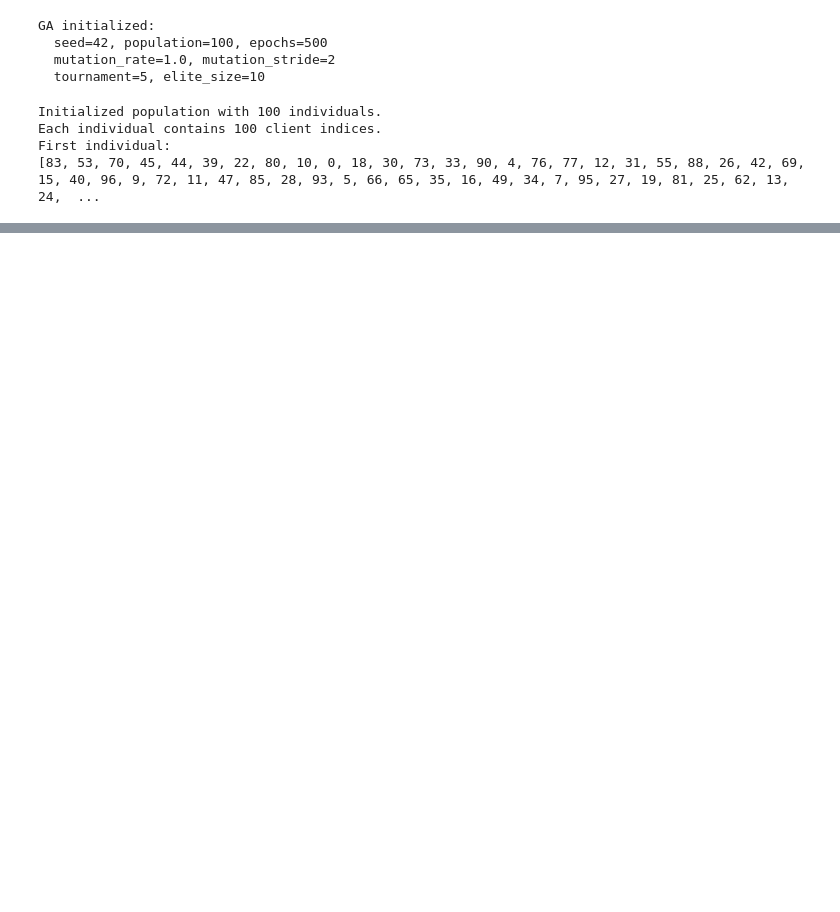
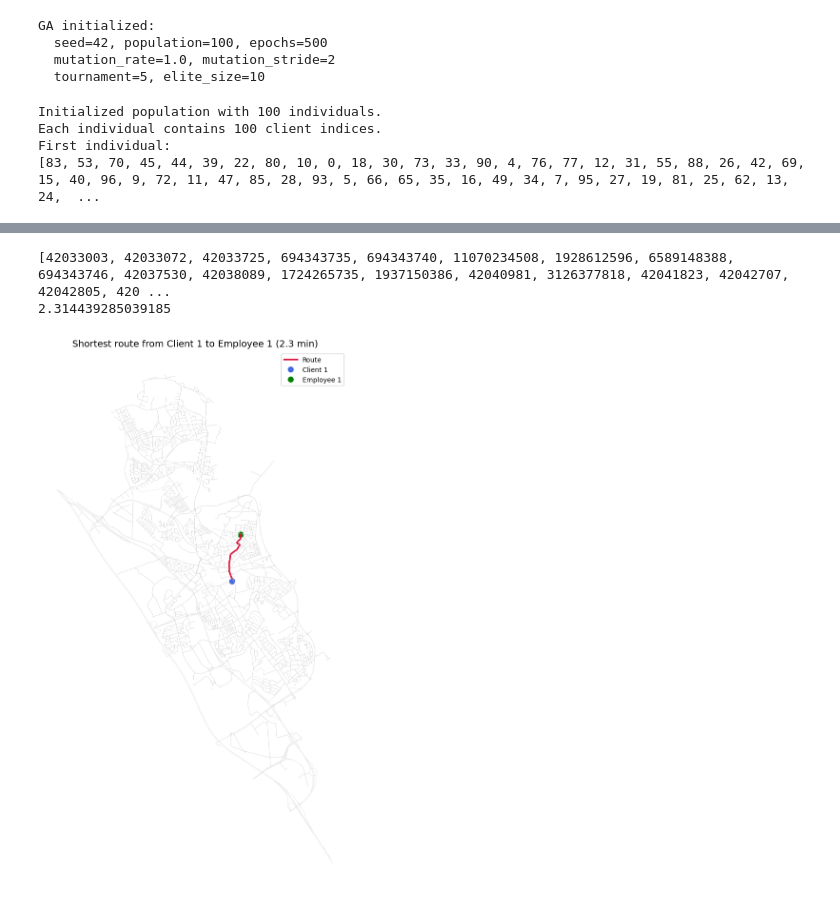
Before and after one commit to Research-Center-Data-Intelligence/Homecare-route-planner, a Jupyter notebook: routing_scripts/genetic_algorithm_routing.ipynb, the cells around one changed output, grey strips where cells are left out. Cells and saved outputs as stored; diff of their text form; code cells hidden in the pictures; blank space fills up the shorter version.

```diff
--- a/routing_scripts/genetic_algorithm_routing.ipynb
+++ b/routing_scripts/genetic_algorithm_routing.ipynb
@@ -491,0 +390,63 @@ Name: travel_time_min, dtype: float64 min
+# %%
+# Example usage and plot.
+def _row_point(frame, row_index):
+    row = frame.iloc[row_index]
+    if "geometry" in frame.columns and row.get("geometry") is not None:
+        return row["geometry"]
+    if "lat" in frame.columns and "lon" in frame.columns:
+        return gpd.points_from_xy([row["lon"]], [row["lat"]])[0]
+    if "coordinates" in frame.columns:
+        parts = str(row["coordinates"]).strip().split()
+        if len(parts) != 2:
+            raise ValueError("coordinates must contain two values: latitude and longitude.")
+        lat_value = float(parts[0])
+        lon_value = float(parts[1])
+        return gpd.points_from_xy([lon_value], [lat_value])[0]
+    raise ValueError("No point location columns found for this row.")
+
+start_node = int(clients_df.iloc[0]["u"])
+end_node = int(employees_df.iloc[0]["u"])
+route_info = get_route_between_nodes(
+    road_graph,
+    start_node,
+    end_node,
+    weight="travel_time_min",
+)
+
+print(route_info["path_nodes"])
+print(route_info["route_value"])
+
+route_gdf = gpd.GeoDataFrame(
+    geometry=route_info["route_geometries"],
+    crs="EPSG:4326",
+).to_crs(epsg=3857)
+edges_plot = edges_gdf.to_crs(epsg=3857)
+
+start_point = gpd.GeoSeries([_row_point(clients_df, 0)], crs="EPSG:4326").to_crs(epsg=3857)
+end_point = gpd.GeoSeries([_row_point(employees_df, 0)], crs="EPSG:4326").to_crs(epsg=3857)
+
+fig, ax = plt.subplots(figsize=(12, 12))
+edges_plot.plot(ax=ax, color="lightgray", linewidth=0.5, alpha=0.6)
+route_gdf.plot(ax=ax, color="crimson", linewidth=2.5, alpha=0.95)
+start_point.plot(ax=ax, color="royalblue", markersize=70, alpha=1.0)
+end_point.plot(ax=ax, color="green", markersize=70, alpha=1.0)
+
+from matplotlib.lines import Line2D
+legend_handles = [
+    Line2D([0], [0], color="crimson", lw=2.5, label="Route"),
+    Line2D([0], [0], marker="o", color="w", markerfacecolor="royalblue", markersize=10, label="Client 1"),
+    Line2D([0], [0], marker="o", color="w", markerfacecolor="green", markersize=10, label="Employee 1"),
+]
+ax.legend(handles=legend_handles, loc="best")
+
+ax.set_title(
+    f"Shortest route from Client 1 to Employee 1 ({route_info['route_value']:.1f} min)",
+    fontsize=14,
+)
+ax.set_axis_off()
+plt.tight_layout()
+plt.show()
+# %% [output]
+[42033003, 42033072, 42033725, 694343735, 694343740, 11070234508, 1928612596, 6589148388, 694343746, 42037530, 42038089, 1724265735, 1937150386, 42040981, 3126377818, 42041823, 42042707, 42042805, 420 ...
+2.314439285039185
+[figure, added]
```
Also changed, not shown: parts of 11 cells of this notebook.
